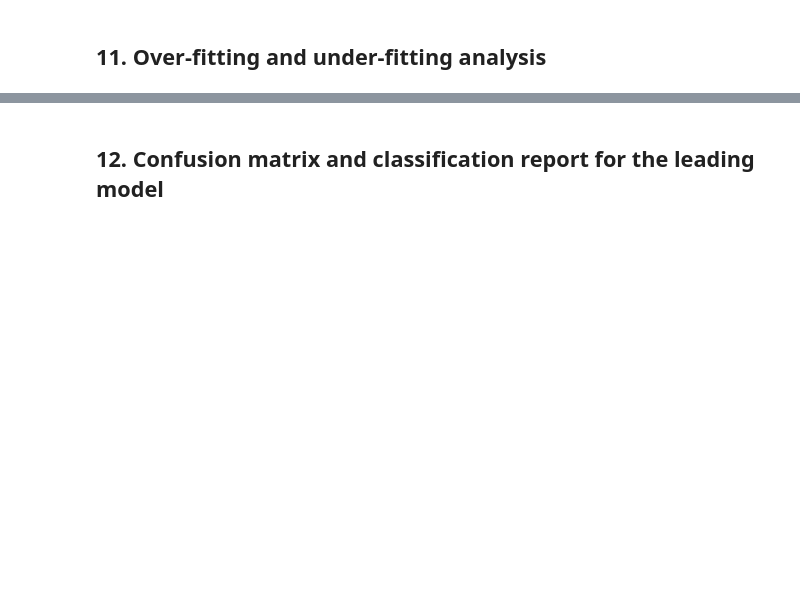
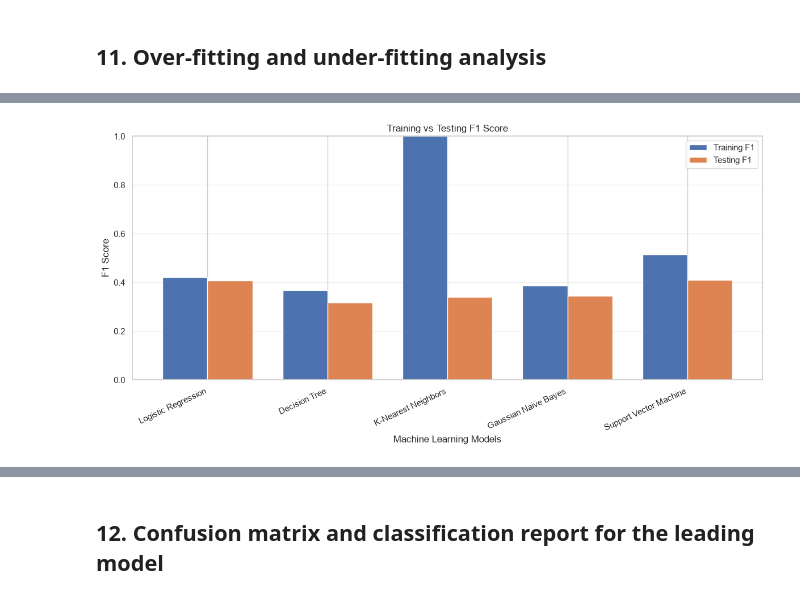
Before and after one commit to akankshasharma07/Bank-Marketing-Classification, a Jupyter notebook: bank_marketing_classification.ipynb, the cells around one changed output, grey strips where cells are left out. Drawn from its saved outputs; the diff is of its cells as text; code cells hidden in the pictures; blank space fills up the shorter version.

```diff
--- a/bank_marketing_classification.ipynb
+++ b/bank_marketing_classification.ipynb
@@ -264,19 +789,2 @@ plt.show()
 # %% [markdown]
 ## 11. Over-fitting and under-fitting analysis
-# %%
-fit_rows = []
-for name, fitted_model in best_models.items():
-    train_pred = fitted_model.predict(X_train)
-    test_pred = fitted_model.predict(X_test)
-    train_f1 = f1_score(y_train, train_pred, zero_division=0)
-    test_f1 = f1_score(y_test, test_pred, zero_division=0)
-    fit_rows.append({
-        "Model": name,
-        "Train F1": train_f1,
-        "Test F1": test_f1,
-        "Train-Test F1 gap": train_f1 - test_f1,
-        "CV macro-F1 mean": cv_summary[name]["CV macro-F1 mean"],
-        "CV macro-F1 std": cv_summary[name]["CV macro-F1 std"]
-    })
-fit_df = pd.DataFrame(fit_rows).set_index("Model").round(4)
-display(fit_df)
@@ -282,0 +862,24 @@ display(fit_df)
+# %%
+# 11.2 – Training vs testing F1 visualization
+
+ax = fit_analysis_df.set_index("Model")[
+    ["Training F1", "Testing F1"]
+].plot(
+    kind="bar",
+    figsize=(12, 6),
+    width=0.75
+)
+
+plt.title("Training vs Testing F1 Score")
+plt.xlabel("Machine Learning Models")
+plt.ylabel("F1 Score")
+plt.ylim(0, 1)
+
+plt.xticks(rotation=25, ha="right")
+plt.legend(loc="best")
+plt.grid(axis="y", alpha=0.3)
+
+plt.tight_layout()
+plt.show()
+# %% [output]
+[figure, added]
```
Also changed, not shown: parts of 25 cells of this notebook, 9 other files.
